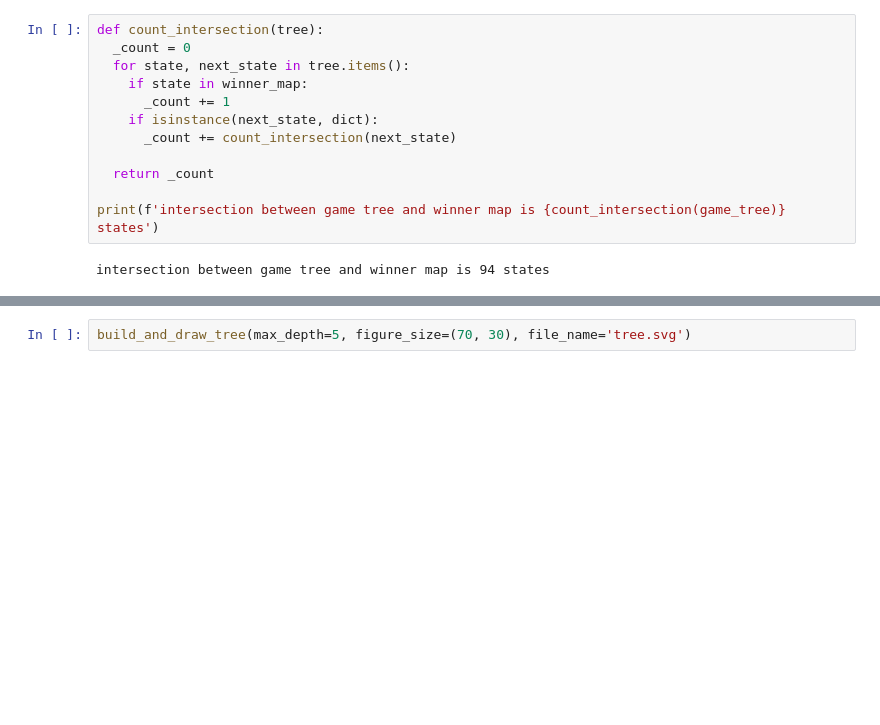
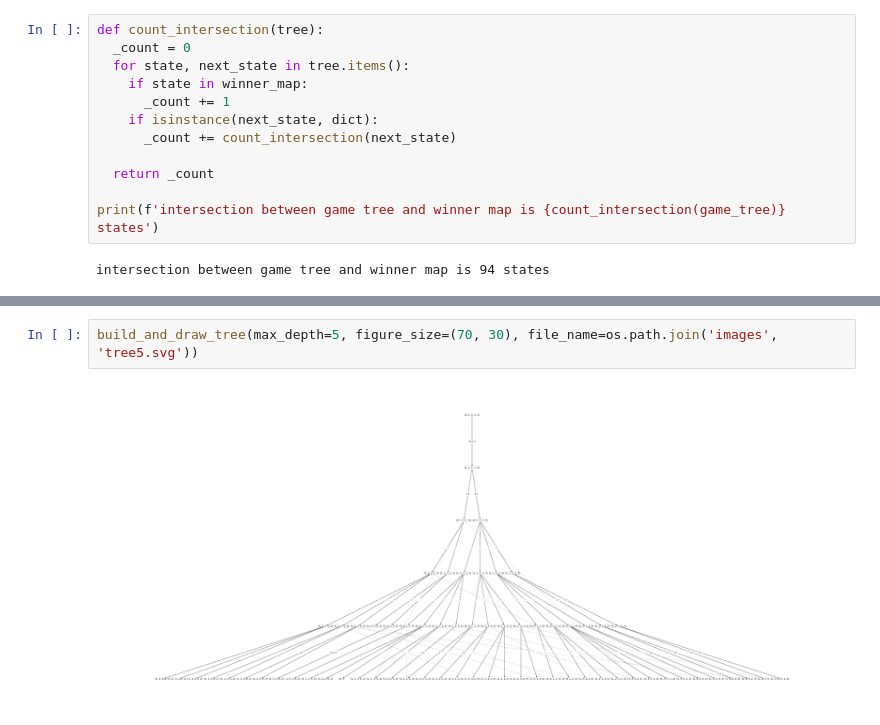
Before and after one commit to h0rban/sticks, a Jupyter notebook: examples.ipynb, the cells around one changed output, grey strips where cells are left out. Cells and saved outputs as stored; diff of their text form; blank space fills up the shorter version.

Commit message:
make image folder

```diff
--- a/examples.ipynb
+++ b/examples.ipynb
@@ -72,4 +72,6 @@ build_and_draw_tree(max_depth=3, figure_size=(16, 8))
 # %% [output]
 [figure]
 # %%
-build_and_draw_tree(max_depth=5, figure_size=(70, 30), file_name='tree.svg')
+build_and_draw_tree(max_depth=5, figure_size=(70, 30), file_name=os.path.join('images', 'tree5.svg'))
+# %% [output]
+[figure, added]
```
Also changed, not shown: parts of 2 cells of this notebook, 4 other files.
